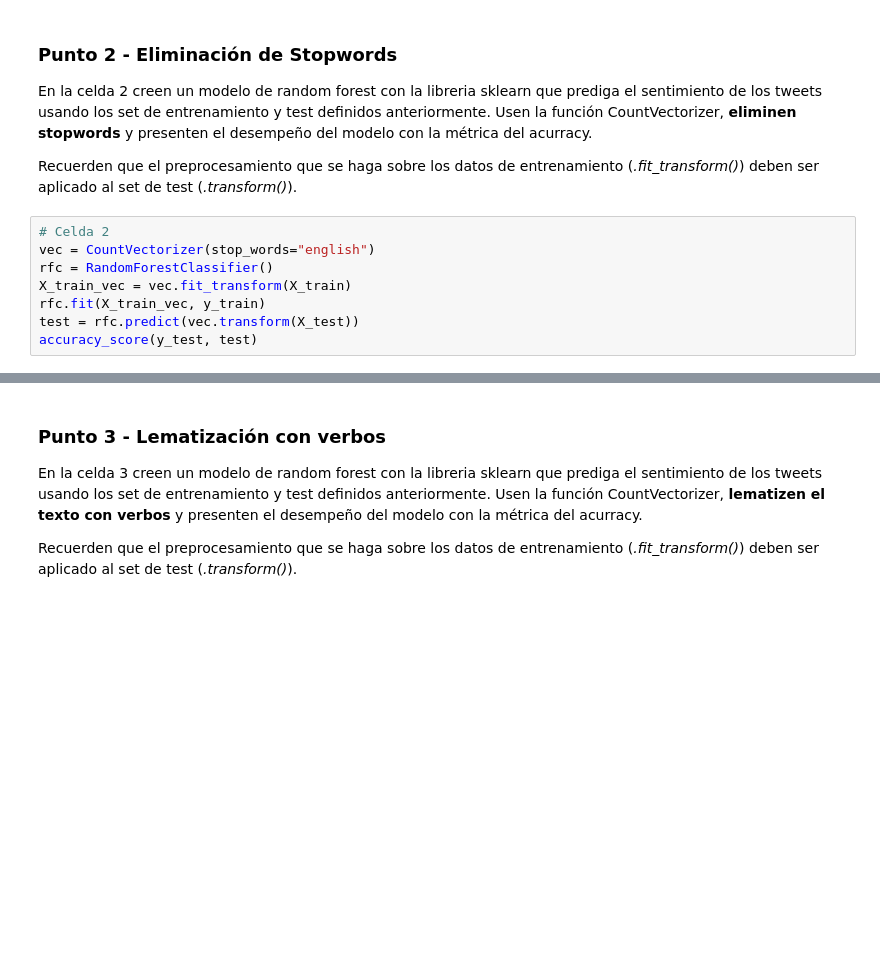
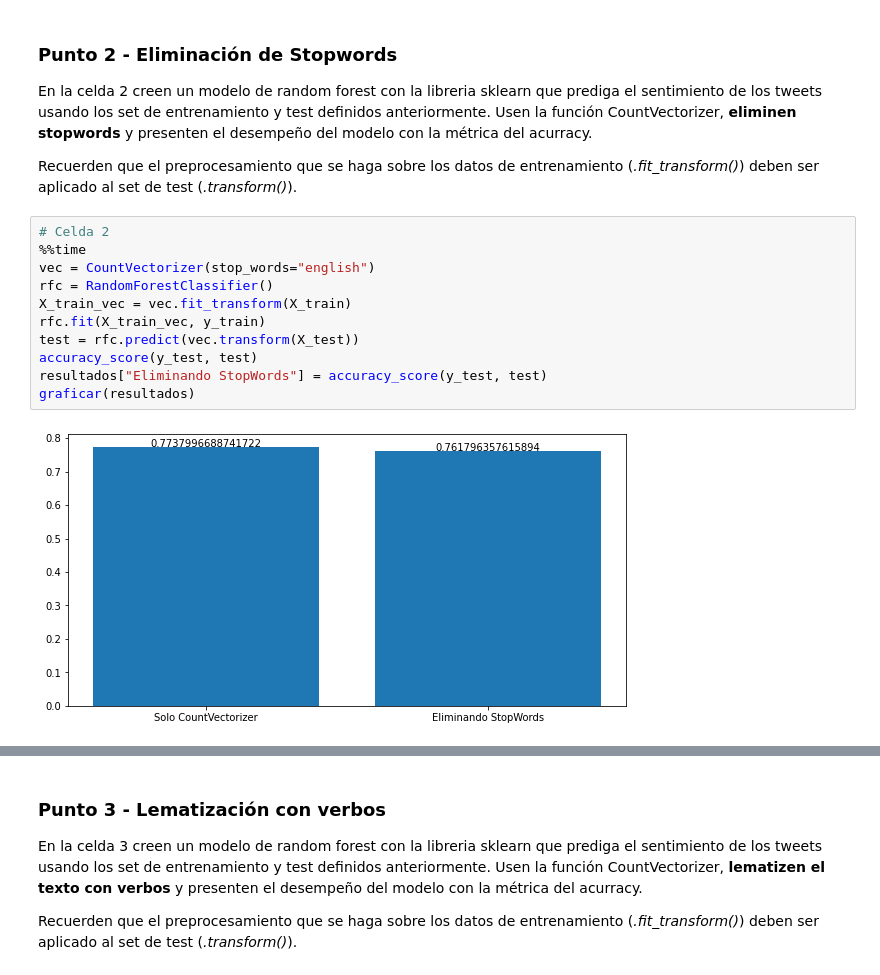
Before and after one commit to jboca-andes/MIAD_ML_and_NLP, a Jupyter notebook: Semana 5/S5TC1_Analisis_Sentimientos.ipynb, the cells around one changed output, grey strips where cells are left out. Saved outputs shown, nothing was run; the diff lists cells and outputs as text; blank space fills up the shorter version.

```diff
--- a/Semana 5/S5TC1_Analisis_Sentimientos.ipynb
+++ b/Semana 5/S5TC1_Analisis_Sentimientos.ipynb
@@ -109,10 +131,14 @@ En la celda 2 creen un modelo de random forest con la libreria sklearn que predi
 Recuerden que el preprocesamiento que se haga sobre los datos de entrenamiento  (*.fit_transform()*) deben ser aplicado al set de test (*.transform()*).
 # %%
 # Celda 2
+%%time
 vec = CountVectorizer(stop_words="english")
 rfc = RandomForestClassifier()
 X_train_vec = vec.fit_transform(X_train)
 rfc.fit(X_train_vec, y_train)
 test = rfc.predict(vec.transform(X_test))
 accuracy_score(y_test, test)
+resultados["Eliminando StopWords"] = accuracy_score(y_test, test)
+graficar(resultados)
 # %% [output]
+[figure, added]
```
Also changed, not shown: parts of 9 cells of this notebook.
